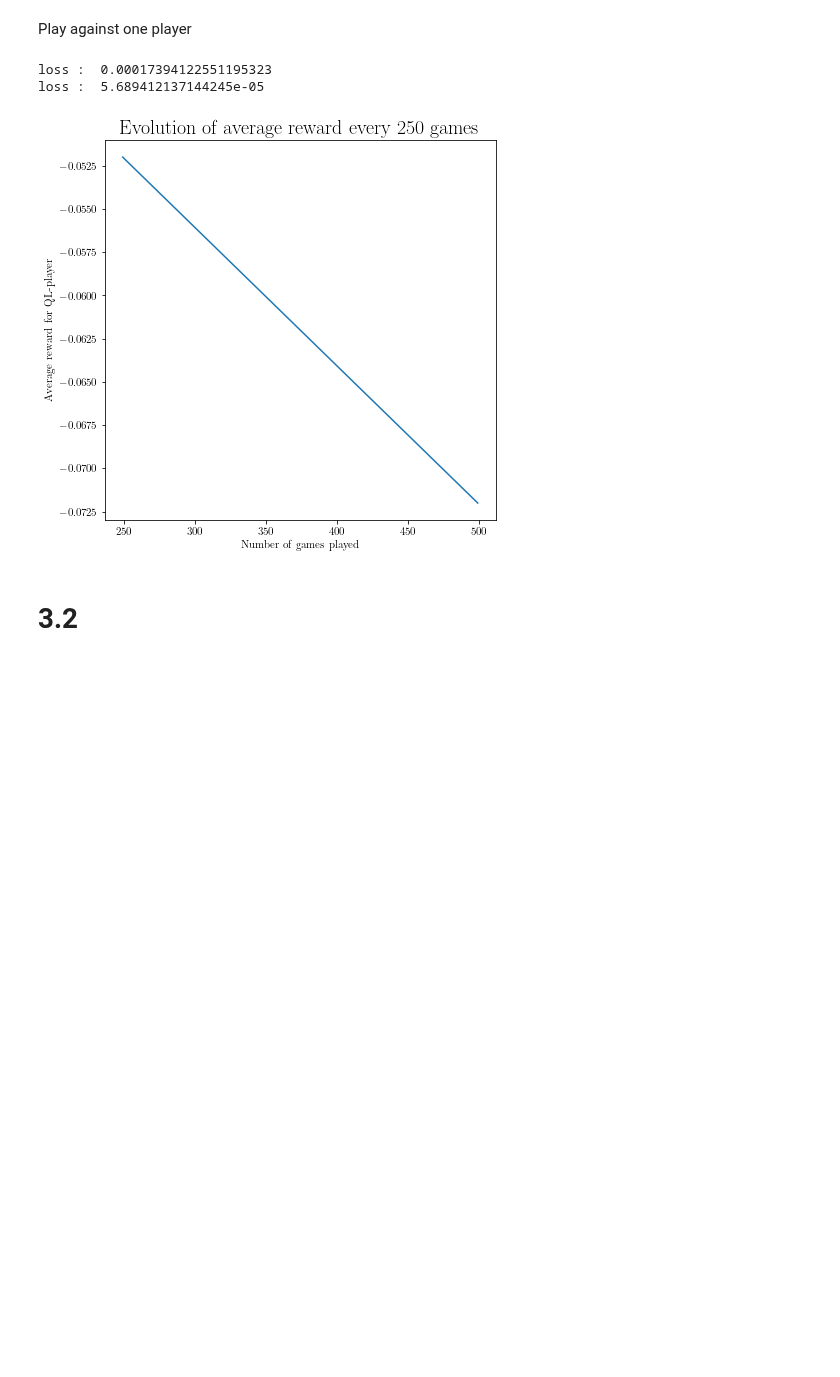
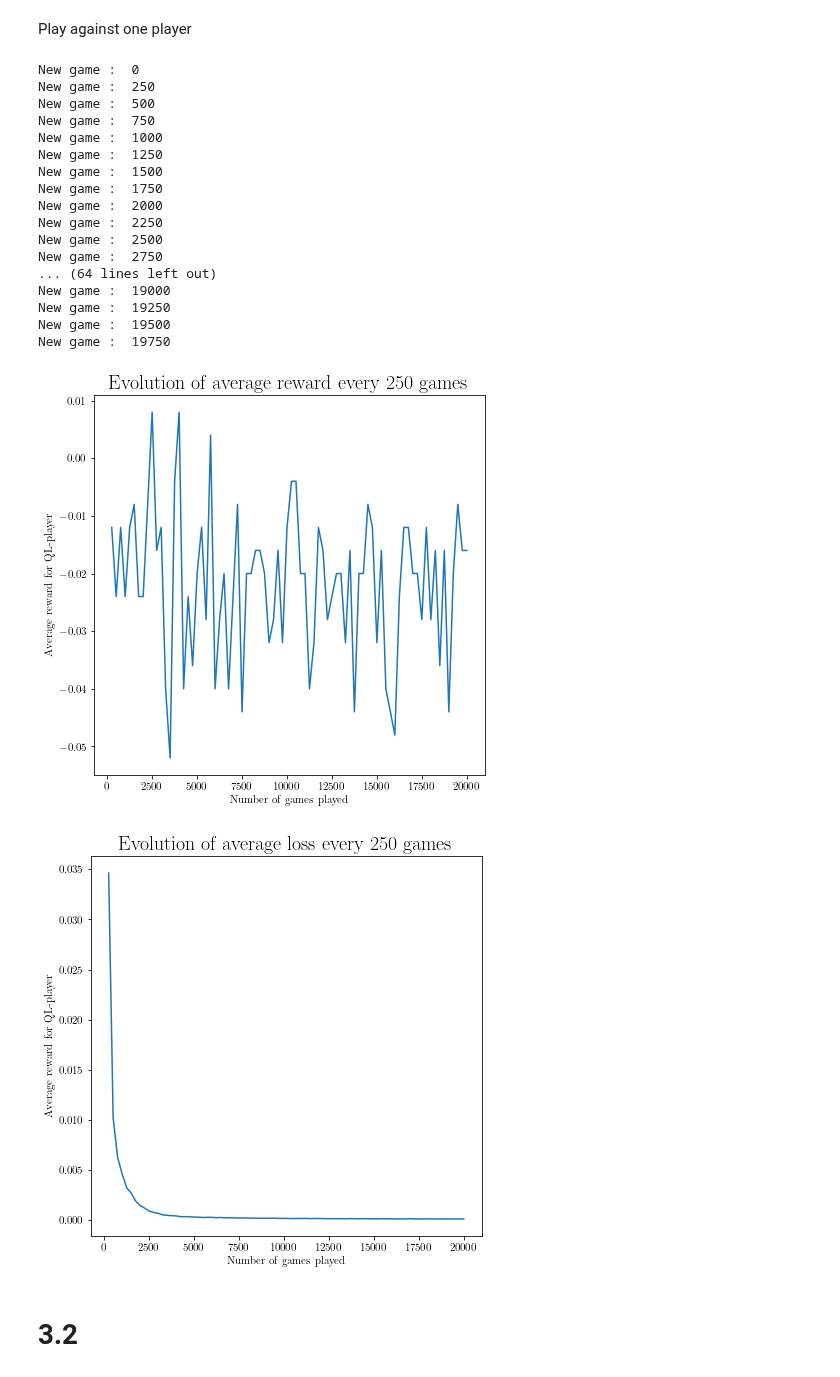
Before and after one commit to louisPoulain/ANN_NIM, a Jupyter notebook: DQN copy 2.ipynb, the cells around one changed output. Saved outputs shown, nothing was run; the diff lists cells and outputs as text; code cells hidden in the pictures; blank space fills up the shorter version.

```diff
--- a/DQN copy 2.ipynb
+++ b/DQN copy 2.ipynb
@@ -216,20 +216,21 @@ def DQN_one_game(playerDQN, playerOpt, env):
             move = playerDQN.act(heaps)
             state = to_input(heaps)
             is_available = env.check_valid(move)
-            reward = torch.tensor([env.reward(player = playerDQN.player)], device=device)
             if not is_available:
                 #print("not available")
                 #i.e. if the action is not valid, we give the agent a negative reward
                 #print("is not available : ", is_available)
                 #env.render()
                 #print("action : ", action)
+                reward = torch.tensor([-1], device=device)
                 next_state = None
-                player_DQN.memory_push(state, move, next_state, reward)
-                loss = player_DQN.update_qval()
+                playerDQN.memory_push(state, move, next_state, reward)
+                loss = playerDQN.update_qval()
                 break
             else : #if the action is valid, we make a step
                 #print("is available : ", is_available)
-                heaps, done, winner = env.step(move)
+                reward = torch.tensor([env.reward(player = playerDQN.player)], device=device)
+                heaps, done, _ = env.step(move)
                 if not done:
                     next_state = to_input(heaps)
                 else:
@@ -242,23 +243,24 @@ def DQN_one_game(playerDQN, playerOpt, env):
                 state = next_state
 
                 # Perform one step of the optimization (on the policy network)
-                loss = player_DQN.update_qval()
-                if done:
-                    print("loss : ", loss)
+                loss = playerDQN.update_qval()
 
         i += 1
-    return env.reward(playerDQN.player)
+    return env.reward(playerDQN.player), loss
 
 
 def Q1_DQN(policy_net, target_net, memory, nb_games = 20000, eps = 0.2, eps_opt = 0.5, step = 250, seed = None, question = 'q3-11'):
     Rewards = []
+    Losses = []
     Steps = []
     total_reward = 0.0
+    total_loss = 0.0
     env = NimEnv(seed = seed)
     playerOpt = OptimalPlayer(epsilon = eps_opt, player = 0)
-    playerDQN = DQN_Player(player = 1, policy_net = policy_net, target_net= target_net, memory=memory)
+    playerDQN = DQN_Player(player = 1, policy_net = policy_net, target_net= target_net, memory=memory, EPS_GREEDY = eps)
     for i in range(nb_games):
-        #print('New game\n')
+        if i % step ==0:
+           print('New game : ', i)
         # switch turns at every game
         if i % 2 == 0:
             playerOpt.player = 0
@@ -267,19 +269,34 @@ def Q1_DQN(policy_net, target_net, memory, nb_games = 20000, eps = 0.2, eps_opt
             playerOpt.player = 1
             playerDQN.player = 0
 
-        total_reward += DQN_one_game(playerDQN, playerOpt, env)
+        new_reward, new_loss = DQN_one_game(playerDQN, playerOpt, env)
+        total_reward += new_reward
+        if new_loss != None:
+            total_loss += new_loss
         if i % step == step - 1:
             Rewards.append(total_reward / step)
+            Losses.append(total_loss / step)
             Steps.append(i)
             total_reward = 0.0
+            total_loss = 0.0
+
         env.reset()
         #print(playerQL.qvals['746'])
     plt.figure(figsize = (7, 7))
     plt.plot(Steps, Rewards)
-    plt.title('Evolution of average reward every ' + str(nb_games) + ' games')
+    plt.title('Evolution of average reward every 250 games')
     plt.xlabel('Number of games played')
     plt.ylabel('Average reward for QL-player')
-    plt.savefig('./Data/' + question + '.png')
+    plt.savefig('./Data/' + question + '_rewards.png')
+    plt.show()
+
+    plt.figure(figsize = (7, 7))
+    plt.plot(Steps, Losses)
+    plt.title('Evolution of average loss every 250 games')
+    plt.xlabel('Number of games played')
+    plt.ylabel('Average reward for QL-player')
+    plt.savefig('./Data/' + question + '_losses.png')
+    plt.show()
 # %% [output]
 epsilon greedy :  0.5
 # %% [markdown]
@@ -301,9 +312,25 @@ reward = DQN_one_game(player_DQN, player_Opt, env)
 # %%
-Q1_DQN(policy_net, target_net, memory)
+Q1_DQN(policy_net, target_net, memory, eps_opt = 1)
 # %% [output]
-loss :  0.00017394122551195323
-loss :  5.689412137144245e-05
+New game :  0
+New game :  250
+New game :  500
+New game :  750
+New game :  1000
+New game :  1250
+New game :  1500
+New game :  1750
+New game :  2000
+New game :  2250
+New game :  2500
+New game :  2750
+... (64 lines left out)
+New game :  19000
+New game :  19250
+New game :  19500
+New game :  19750
-[figure, old version]
+[figure, new version]
+[figure, added]
 # %% [markdown]
 # 3.2
 # %% [markdown]
```
Also changed, not shown: parts of 4 cells of this notebook, 4 other files.
